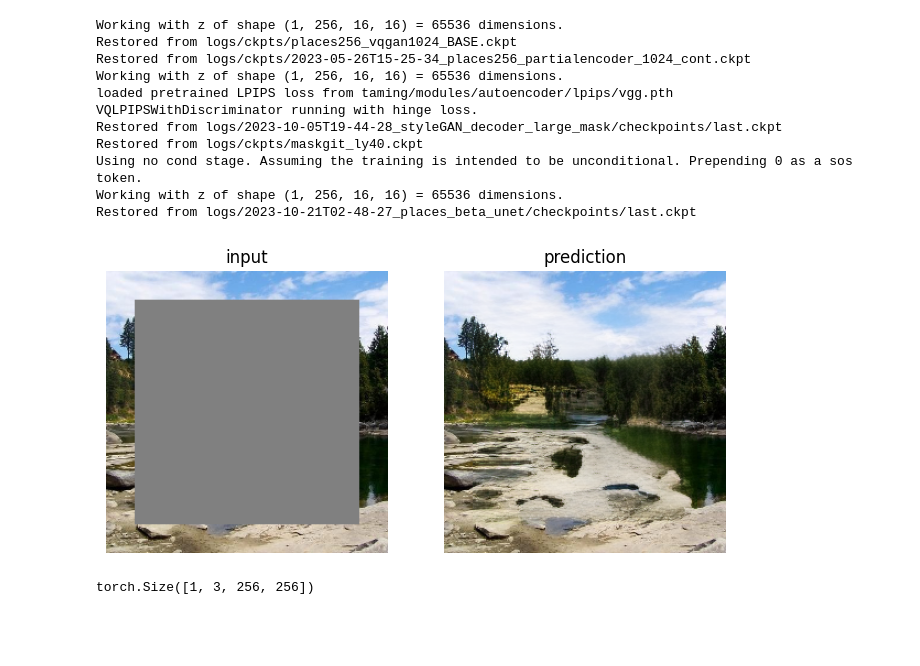
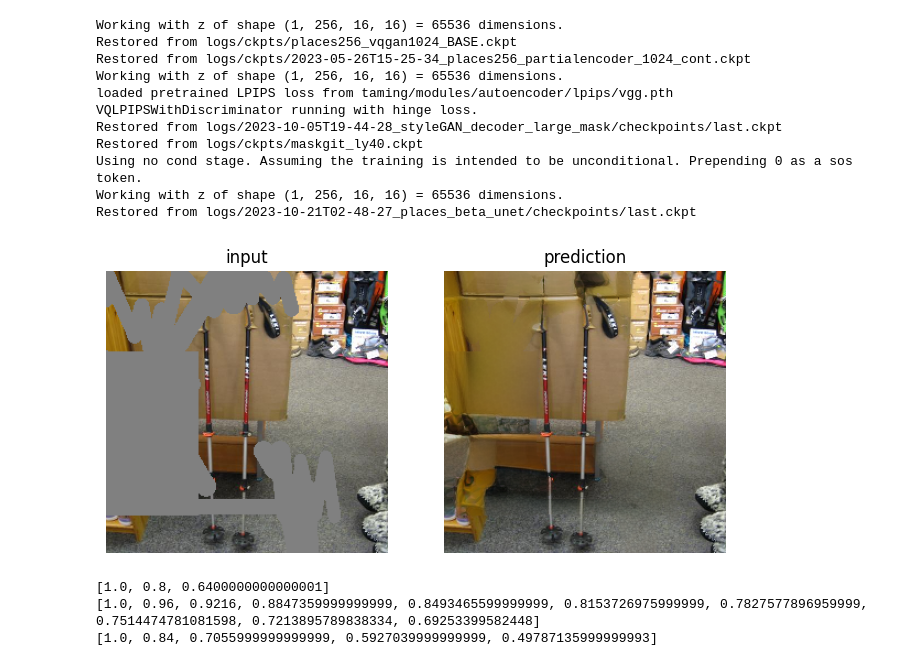
Before and after one commit to nintendops/taming-transformers, a Jupyter notebook: eval.ipynb, the cells around one changed output. Cells and saved outputs as stored; diff of their text form; code cells hidden in the pictures; blank space fills up the shorter version.

```diff
--- a/eval.ipynb
+++ b/eval.ipynb
@@ -42,7 +42,10 @@ def imshow(images, titles=None, save_path=None):
 
 def center_crop(image, s=512):
     h, w = image.shape[:2]
-    assert s <= h and s <= w
+    if s > h or s > w:
+        image = rescale(image, s/min(h,w), anti_aliasing=True)
+        image = (image * 255).astype(np.uint8)
+        h, w = image.shape[:2]
     ih = (h - s) // 2
     iw = (w - s) // 2
     return image[ih:ih+s, iw:iw+s]
@@ -85,14 +88,20 @@ ids = [im[-10:-4] for im in image_names]
 # masks = [readmask(os.path.join(maskfolder, f"{id}.png")) for id in ids]
 # imshow(masks)
 
-def get_data(k, res):
-    gt = preprocess(center_crop(imread(places_val_files[k])), res)
+def get_data(k, res, p=None):
+    if p is None:
+        p = places_val_files[k]
+    gt = center_crop(imread(p))
+    if len(gt.shape) == 2:
+        gt = np.repeat(gt[...,None], 3, axis=2)
+    gt = preprocess(gt, res)
     try:
         mask_in = preprocess(readmask(os.path.join(maskfolder, f"{ids[k]}.png"))[None], res,normalize=False)
     except Exception:
         return gt, None
     return gt, mask_in
 
+
 current_dir = os.path.abspath('.')
 current_dir
 # %% [output]
@@ -250,6 +259,8 @@ def get_data(k, res, p=None):
     if p is None:
         p = places_val_files[k]
     gt = center_crop(imread(p))
+    if len(gt.shape) == 2:
+        gt = np.repeat(gt[...,None], 3, axis=2)
     gt = preprocess(gt, res)
     try:
         mask_in = preprocess(readmask(os.path.join(maskfolder, f"{ids[k]}.png"))[None], res,normalize=False)
@@ -278,9 +289,10 @@ def center_crop(image, s=512):
     return image[ih:ih+s, iw:iw+s]
 
 '''
-candidate settings for box mask:
+candidate settings :
 1) 0.33 ratio, 0.8 degrad, 1.0t, no topk (more error prone)
 2) 0.1 ratio, 0.95 degrad. 1.0t, no topk
+3) 0.2 ratio, 0.9 degrad, 1.0t, 50 topk (default)
 
 
 '''
@@ -294,10 +306,10 @@ def forward_to_indices(model, batch, z_indices, mask):
     z_start_indices = mask*z_indices+(1-mask)*r_indices
     index_sample, probs, candidates = model.sample(z_start_indices.to(device=device),
                                c_indices.to(device=device),
-                               sampling_ratio=0.33,
+                               sampling_ratio=0.2,
                                temperature = 1.0,
                                sample=True,
-                               temperature_degradation=0.8,
+                               temperature_degradation=0.9,
                                top_k=None,
                                return_probs = True,
                                scheduler = 'cosine',
@@ -313,15 +325,15 @@ k = 188
 with torch.no_grad():
     # gt = torch.from_numpy(batch['image'].transpose(2,0,1)).unsqueeze(0).to(device)
     # mask = torch.from_numpy(batch['mask'].transpose(2,0,1)).unsqueeze(0).to(device)
-    gt, mask = get_data(k, 256)
+    gt, mask = get_data(indices[8], 256)
     x = gt.to(device)
 
     #############################
-    mask = box_mask(x.shape, x.device, 0.8, det=True).float()
+    # mask = box_mask(x.shape, x.device, 0.8, det=True).float()
     # mask = torch.from_numpy(BatchRandomMask(x.shape[0], x.shape[-1], hole_range=[0.0,0.5])).to(x.device)
-#     for i in range(200):
-#         bmask = box_mask(x.shape, x.device, 0.05, det=False).float()
-#         mask = torch.logical_and(mask, bmask).float()
+    #     for i in range(200):
+    #         bmask = box_mask(x.shape, x.device, 0.05, det=False).float()
+    #         mask = torch.logical_and(mask, bmask).float()
     ##################################
     mask = torch.round(mask).to(device)
 
@@ -353,35 +365,51 @@ with torch.no_grad():
     rec_fstg = VQModel.decode(quant_z_complete)
 
     dec, _, mout, f0, f1 = model.current_model(batch,
                                 quant=quant_z_complete,
                                 mask_in=mask,
                                 mask_out=mask_out.reshape(B, 1, H, W),
                                 return_fstg=False, debug=True)
     rec = x * mask + dec * (1-mask)
 
     if Unet is not None:
         Unet = Unet.to(device)
         rec = Unet.refine(rec, mask)
     end_decoder = time.time()
 
 # t1 = end_encoder-start_encoder
 # t2 = end_transformer-end_encoder
 # t3 = end_decoder-end_transformer
 # print("Encoder Inference speed:", t1,'s')
 # print("Transformer Inference speed:", t2,'s')
 # print("Decoder Inference speed:", t3,'s')
 # print("All:", t1+t2+t3, 's')
 
 mask_int = F.interpolate(F.interpolate(mask, size=(16,16), mode='nearest'),(256,256))
 mask_out_int = F.interpolate(mask_out.reshape(1,1,16,16),(256,256))
 
 # imshow([to_img(x*mask), to_img(rec_fstg)])
 imshow([to_img(x*mask), to_img(rec)], titles=['input', 'prediction'])
 # imsave(f'logs/eval/{k}.png', to_img(rec))
 # print((1-mout).sum(), torch.sum((f1[0]**2).sum(0).reshape(-1)) / (1-mout).sum())
 # %% [output]
-[figure, old version]
+[figure, new version]
+# %%
+print([1 * (0.8**k) for k in range(3)])
+print([1 * (0.96**k) for k in range(10)])
+print([1 * (0.84**k) for k in range(5)])
+# %% [output]
+[1.0, 0.8, 0.6400000000000001]
+[1.0, 0.96, 0.9216, 0.8847359999999999, 0.8493465599999999, 0.8153726975999999, 0.7827577896959999, 0.7514474781081598, 0.7213895789838334, 0.69253399582448]
+[1.0, 0.84, 0.7055999999999999, 0.5927039999999999, 0.49787135999999993]
 # %%
-x.shape
+# group eval
+from tqdm.notebook import trange, tqdm
+
+ratios = []
+indices = []
+for k in trange(1000):
+    gt, mask = get_data(k, 256)
+    r = mask.sum().item()/ gt.shape[-1]**2
+    ratios.append(r)
+    if r > 0.6:
+        indices.append(k)
-# %% [output]
-torch.Size([1, 3, 256, 256])
```
Also changed, not shown: parts of 1 cell of this notebook, 7 other files.
